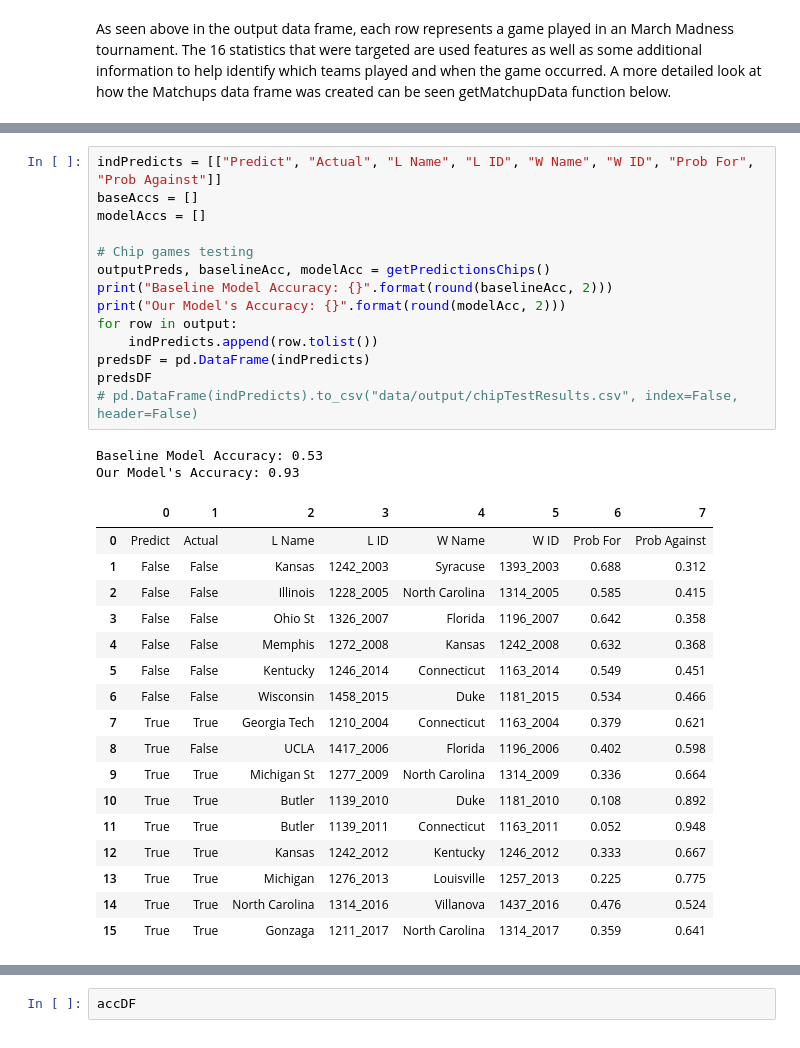
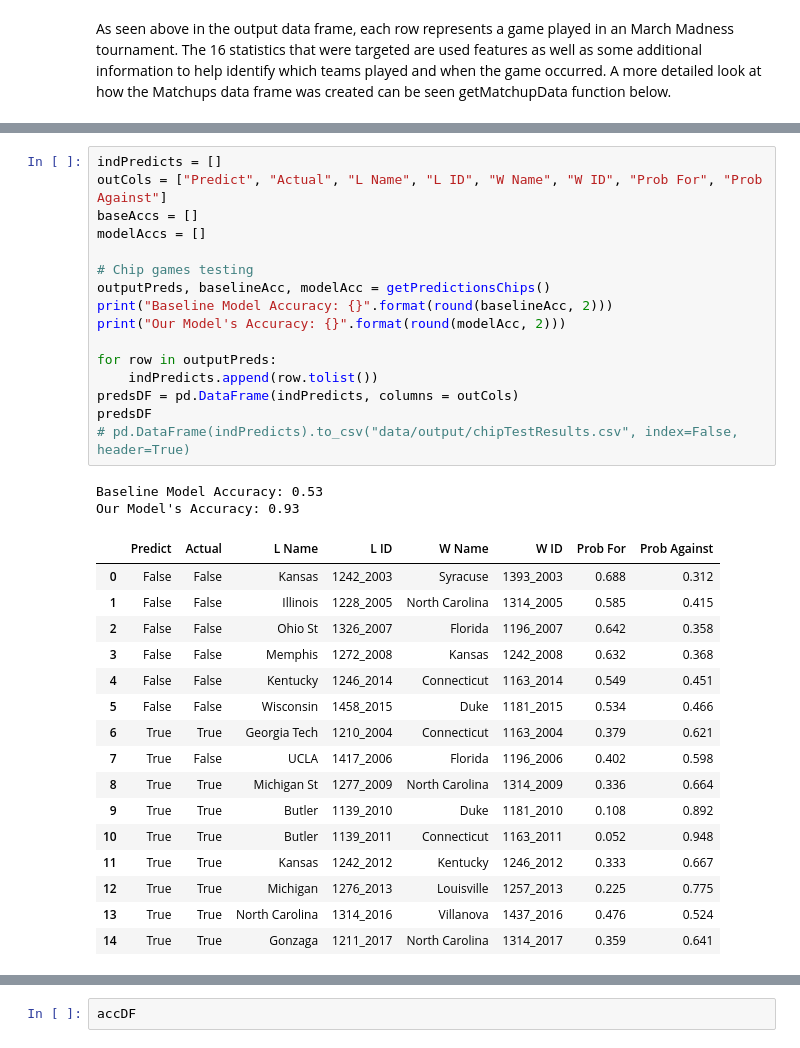
Before and after one commit to dlernz/march_madness, a Jupyter notebook: Predicting March Madness Games using Random Forests.ipynb, the cells around one changed output, grey strips where cells are left out. Drawn from its saved outputs; the diff is of its cells as text.

```diff
--- a/Predicting March Madness Games using Random Forests.ipynb
+++ b/Predicting March Madness Games using Random Forests.ipynb
@@ -167,35 +96,36 @@ def drawTree(rf, treeName):
 # %%
-indPredicts = [["Predict", "Actual", "L Name", "L ID", "W Name", "W ID", "Prob For", "Prob Against"]]
+indPredicts = []
+outCols = ["Predict", "Actual", "L Name", "L ID", "W Name", "W ID", "Prob For", "Prob Against"]
 baseAccs = []
 modelAccs = []
 
 # Chip games testing
 outputPreds, baselineAcc, modelAcc = getPredictionsChips()
 print("Baseline Model Accuracy: {}".format(round(baselineAcc, 2)))
 print("Our Model's Accuracy: {}".format(round(modelAcc, 2)))
-for row in output:
+
+for row in outputPreds:
     indPredicts.append(row.tolist())
-predsDF = pd.DataFrame(indPredicts)
+predsDF = pd.DataFrame(indPredicts, columns = outCols)
 predsDF
-# pd.DataFrame(indPredicts).to_csv("data/output/chipTestResults.csv", index=False, header=False)
+# pd.DataFrame(indPredicts).to_csv("data/output/chipTestResults.csv", index=False, header=True)
 # %% [output]
 Baseline Model Accuracy: 0.53
 Our Model's Accuracy: 0.93
-|  | 0 | 1 | 2 | 3 | 4 | 5 | 6 | 7 |
-| 0 | Predict | Actual | L Name | L ID | W Name | W ID | Prob For | Prob Against |
-| 1 | False | False | Kansas | 1242_2003 | Syracuse | 1393_2003 | 0.688 | 0.312 |
-| 2 | False | False | Illinois | 1228_2005 | North Carolina | 1314_2005 | 0.585 | 0.415 |
-| 3 | False | False | Ohio St | 1326_2007 | Florida | 1196_2007 | 0.642 | 0.358 |
-| 4 | False | False | Memphis | 1272_2008 | Kansas | 1242_2008 | 0.632 | 0.368 |
-| 5 | False | False | Kentucky | 1246_2014 | Connecticut | 1163_2014 | 0.549 | 0.451 |
-| 6 | False | False | Wisconsin | 1458_2015 | Duke | 1181_2015 | 0.534 | 0.466 |
-| 7 | True | True | Georgia Tech | 1210_2004 | Connecticut | 1163_2004 | 0.379 | 0.621 |
-| 8 | True | False | UCLA | 1417_2006 | Florida | 1196_2006 | 0.402 | 0.598 |
-| 9 | True | True | Michigan St | 1277_2009 | North Carolina | 1314_2009 | 0.336 | 0.664 |
-| 10 | True | True | Butler | 1139_2010 | Duke | 1181_2010 | 0.108 | 0.892 |
-| 11 | True | True | Butler | 1139_2011 | Connecticut | 1163_2011 | 0.052 | 0.948 |
-| 12 | True | True | Kansas | 1242_2012 | Kentucky | 1246_2012 | 0.333 | 0.667 |
-| 13 | True | True | Michigan | 1276_2013 | Louisville | 1257_2013 | 0.225 | 0.775 |
-| 14 | True | True | North Carolina | 1314_2016 | Villanova | 1437_2016 | 0.476 | 0.524 |
-| 15 | True | True | Gonzaga | 1211_2017 | North Carolina | 1314_2017 | 0.359 | 0.641 |
+|  | Predict | Actual | L Name | L ID | W Name | W ID | Prob For | Prob Against |
+| 0 | False | False | Kansas | 1242_2003 | Syracuse | 1393_2003 | 0.688 | 0.312 |
+| 1 | False | False | Illinois | 1228_2005 | North Carolina | 1314_2005 | 0.585 | 0.415 |
+| 2 | False | False | Ohio St | 1326_2007 | Florida | 1196_2007 | 0.642 | 0.358 |
+| 3 | False | False | Memphis | 1272_2008 | Kansas | 1242_2008 | 0.632 | 0.368 |
+| 4 | False | False | Kentucky | 1246_2014 | Connecticut | 1163_2014 | 0.549 | 0.451 |
+| 5 | False | False | Wisconsin | 1458_2015 | Duke | 1181_2015 | 0.534 | 0.466 |
+| 6 | True | True | Georgia Tech | 1210_2004 | Connecticut | 1163_2004 | 0.379 | 0.621 |
+| 7 | True | False | UCLA | 1417_2006 | Florida | 1196_2006 | 0.402 | 0.598 |
+| 8 | True | True | Michigan St | 1277_2009 | North Carolina | 1314_2009 | 0.336 | 0.664 |
+| 9 | True | True | Butler | 1139_2010 | Duke | 1181_2010 | 0.108 | 0.892 |
+| 10 | True | True | Butler | 1139_2011 | Connecticut | 1163_2011 | 0.052 | 0.948 |
+| 11 | True | True | Kansas | 1242_2012 | Kentucky | 1246_2012 | 0.333 | 0.667 |
+| 12 | True | True | Michigan | 1276_2013 | Louisville | 1257_2013 | 0.225 | 0.775 |
+| 13 | True | True | North Carolina | 1314_2016 | Villanova | 1437_2016 | 0.476 | 0.524 |
+| 14 | True | True | Gonzaga | 1211_2017 | North Carolina | 1314_2017 | 0.359 | 0.641 |
 # %%
```
Also changed, not shown: parts of 11 cells of this notebook.
